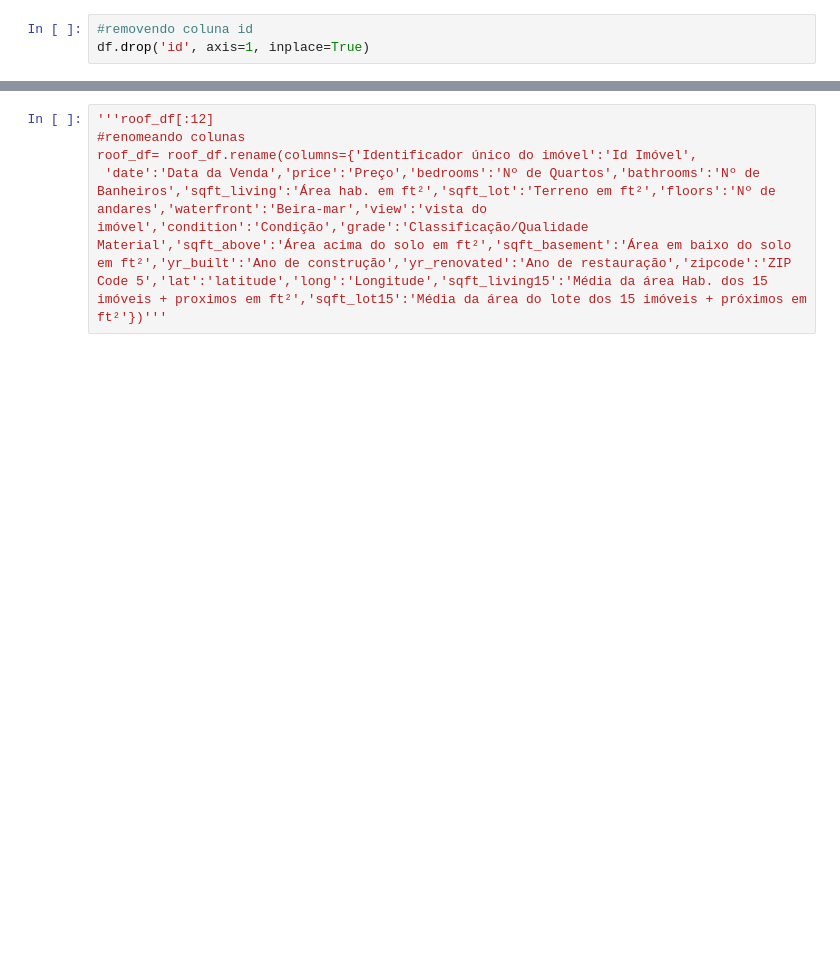
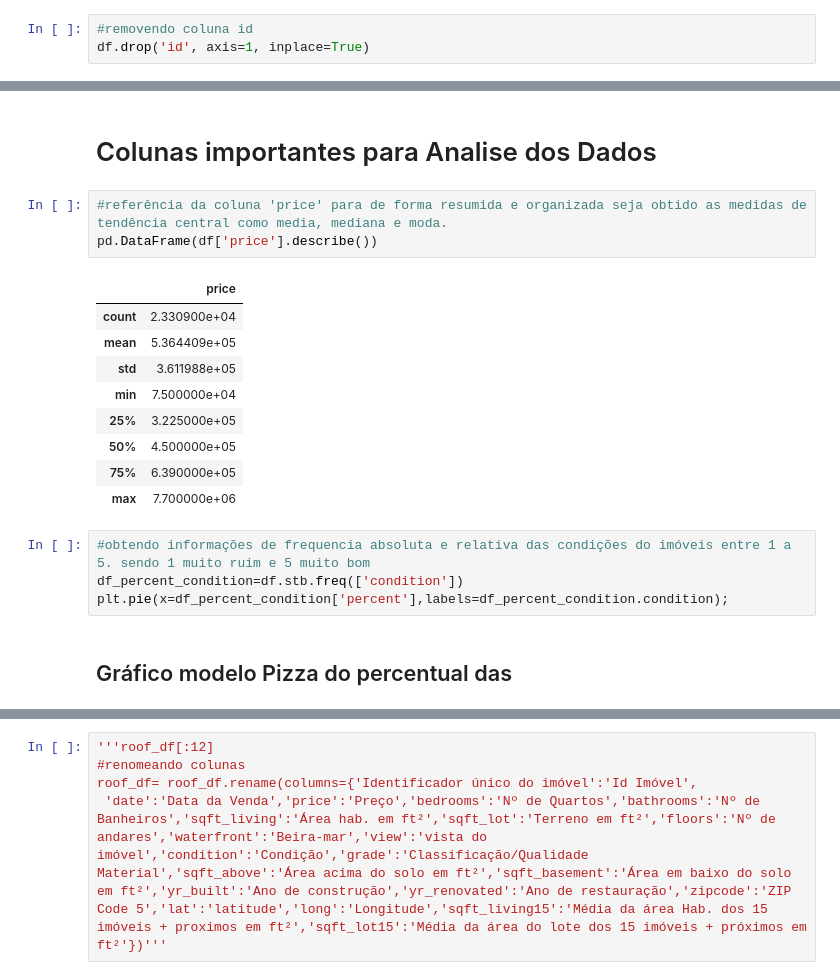
Before and after one commit to ramon-santana-silva/miniprojeto01, a Jupyter notebook: roofimoveis.ipynb, the cells around one changed output, grey strips where cells are left out. Drawn from its saved outputs; the diff is of its cells as text; blank space fills up the shorter version.

```diff
--- a/roofimoveis.ipynb
+++ b/roofimoveis.ipynb
@@ -261,0 +211,21 @@ df.describe().transpose()
+# %% [markdown]
+<h1>Colunas importantes para Analise dos Dados</h1>
+# %%
+#referência da coluna 'price' para de forma resumida e organizada seja obtido as medidas de tendência central como media, mediana e moda.
+pd.DataFrame(df['price'].describe())
+# %% [output]
+|  | price |
+| count | 2.330900e+04 |
+| mean | 5.364409e+05 |
+| std | 3.611988e+05 |
+| min | 7.500000e+04 |
+| 25% | 3.225000e+05 |
+| 50% | 4.500000e+05 |
+| 75% | 6.390000e+05 |
+| max | 7.700000e+06 |
+# %%
+#obtendo informações de frequencia absoluta e relativa das condições do imóveis entre 1 a 5. sendo 1 muito ruim e 5 muito bom
+df_percent_condition=df.stb.freq(['condition'])
+plt.pie(x=df_percent_condition['percent'],labels=df_percent_condition.condition);
+# %% [markdown]
+<h2>Gráfico modelo Pizza do percentual das</h2>
```
Also changed, not shown: parts of 13 cells of this notebook.
